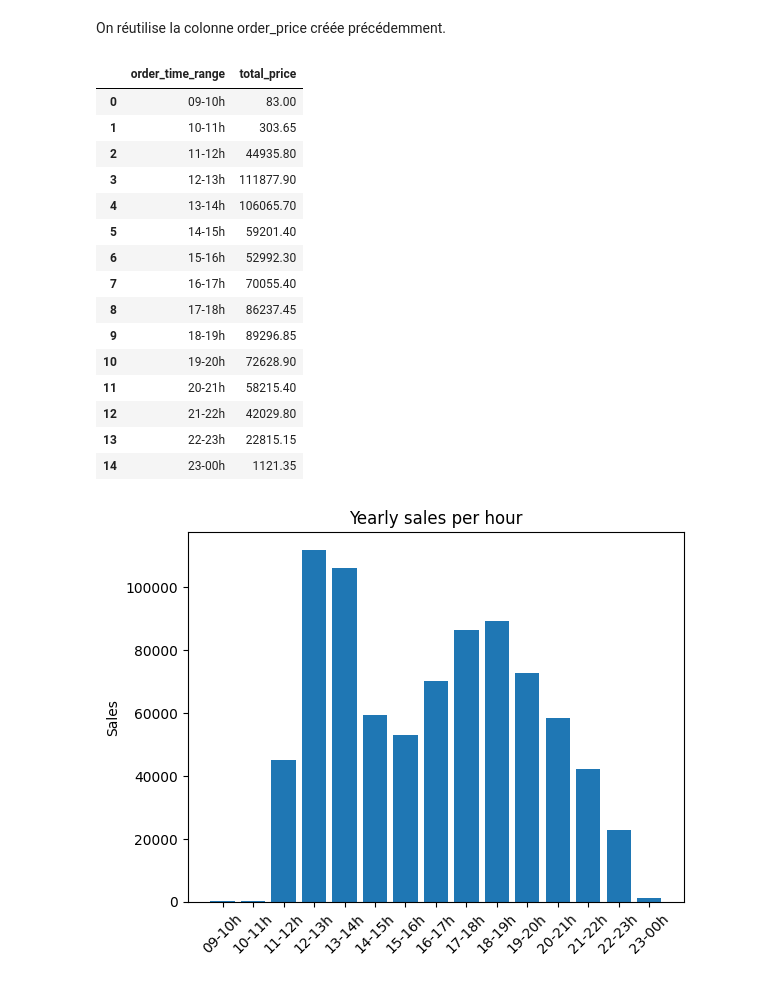
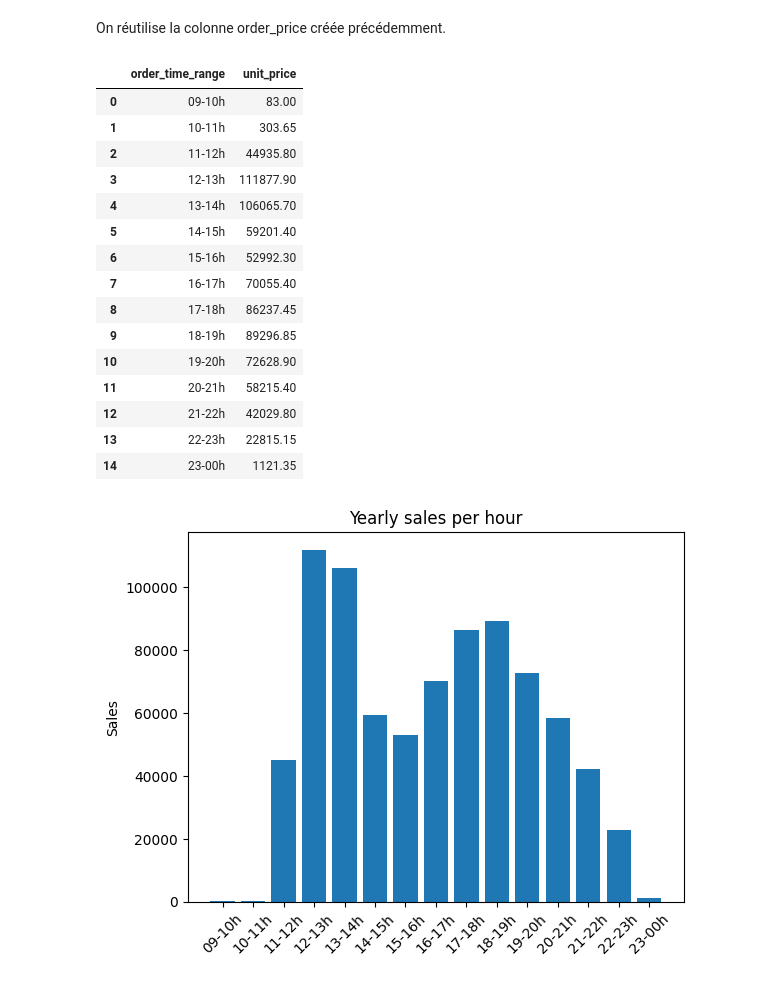
Before and after one commit to julienRactM/pizzaiojo, a Jupyter notebook: notebook.ipynb, the cells around one changed output. Saved outputs shown, nothing was run; the diff lists cells and outputs as text; code cells hidden in the pictures.

```diff
--- a/notebook.ipynb
+++ b/notebook.ipynb
@@ -44,3 +60,8 @@ dtype: object
+# %%
+#ensuring it only happens once when running notebook
+if 'quantity' in df.columns:
+    df = df.loc[df.index.repeat(df['quantity'])].reset_index(drop=True)
+    df.drop(columns=['quantity', 'total_price'], inplace=True)
 # %% [markdown]
 # Questions
 # %% [markdown]
@@ -304,11 +396,11 @@ sns.histplot(df.groupby('order_id')['total_price'].sum(), kde=True)
 # Si cette donnée nous intéresse réellement, il me parait plus judicieux de classifier les commandes dans une nouvelle colonne
 # par tranches de prix totaux des commandes. ici 3 choisit arbitrairement. 1/3 par catégorie.
 
-df['total_price_quartile'] = pd.qcut(df['total_price'], q=[0, 0.33,  0.66, 1],
+df['total_price_quartile'] = pd.qcut(df['unit_price'], q=[0, 0.33,  0.66, 1],
     labels=['low_price_pizza', 'medium_price_pizza', 'high_price_pizza'])
 
-temp_df_quarts = df.groupby('total_price_quartile')['total_price'].mean().reset_index()
-plt.bar(temp_df_quarts['total_price_quartile'], temp_df_quarts['total_price'])
+temp_df_quarts = df.groupby('total_price_quartile')['unit_price'].mean().reset_index()
+plt.bar(temp_df_quarts['total_price_quartile'], temp_df_quarts['unit_price'])
 plt.ylabel('Prix moyen d\'une pizza par tranches de prix')
 plt.title('Présentation des tranches de prix par pizza')
 plt.show()
@@ -317,7 +408,0 @@ plt.show()
-# %%
-# En toute honnêteté la colonne total_price ne permet pas de répondre proprement à la question, pour moi il faut créer une nouvelle colonne
-# et traité la question par commande et non pas par pizza
-
-if 'order_price' not in df.columns:
-    df = pd.merge(df, df.groupby('order_id')['total_price'].sum().reset_index()\
-        .rename(columns={'total_price': 'order_price'}), on='order_id', how='left')
@@ -376,17 +460,18 @@ commande ?
 # %% [markdown]
 On réutilise la colonne order_price créée précédemment.
 # %%
+# avoiding repeat process errors
 if df['order_time'].dtype != 'datetime64[ns]':
     df['order_time'] = pd.to_datetime(df['order_time'].astype(str), format='%H:%M:%S')
 
-temp_df = df.groupby([pd.Grouper(key='order_time', freq='H')])['total_price'].sum().reset_index()
+temp_df = df.groupby([pd.Grouper(key='order_time', freq='H')])['unit_price'].sum().reset_index()
+temp_df['start_time'] = temp_df['order_time'].dt.strftime('%H')
+temp_df['order_time_range'] = temp_df['start_time'] + '-' + (temp_df['order_time'] + pd.Timedelta(hours=1)).dt.strftime('%H') + 'h'
 
-temp_df['start_time'] = temp_df['order_time'].dt.strftime('%H')
 
-temp_df['order_time_range'] = temp_df['start_time'] + '-' + (temp_df['order_time'] + pd.Timedelta(hours=1)).dt.strftime('%H') + 'h'
-temp_df[['order_time_range', 'total_price']]
+temp_df[['order_time_range', 'unit_price']]
 # %% [output]
-|  | order_time_range | total_price |
+|  | order_time_range | unit_price |
 | 0 | 09-10h | 83.00 |
 | 1 | 10-11h | 303.65 |
 | 2 | 11-12h | 44935.80 |
```
Also changed, not shown: parts of 64 cells of this notebook, 2 other files.
